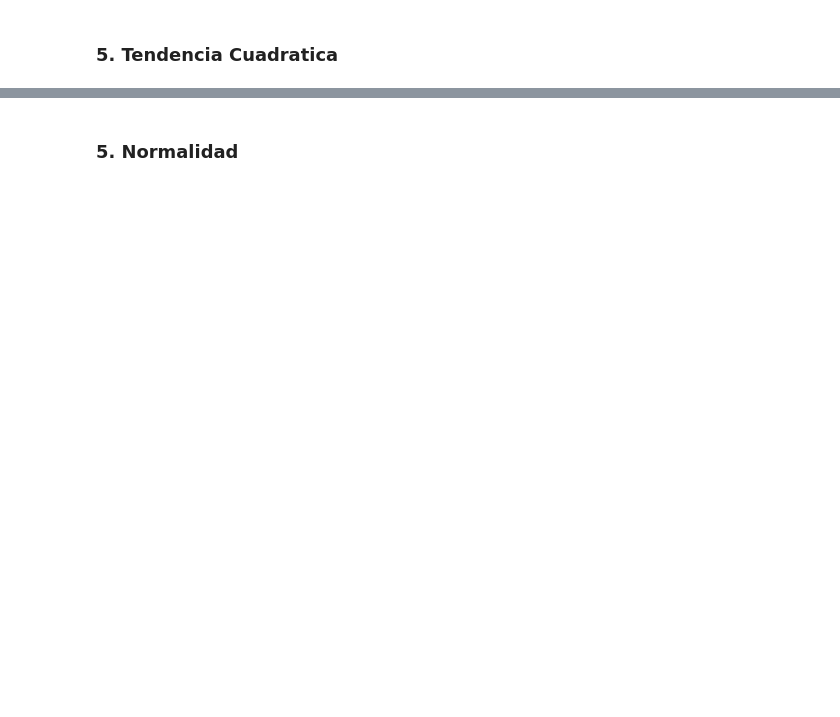
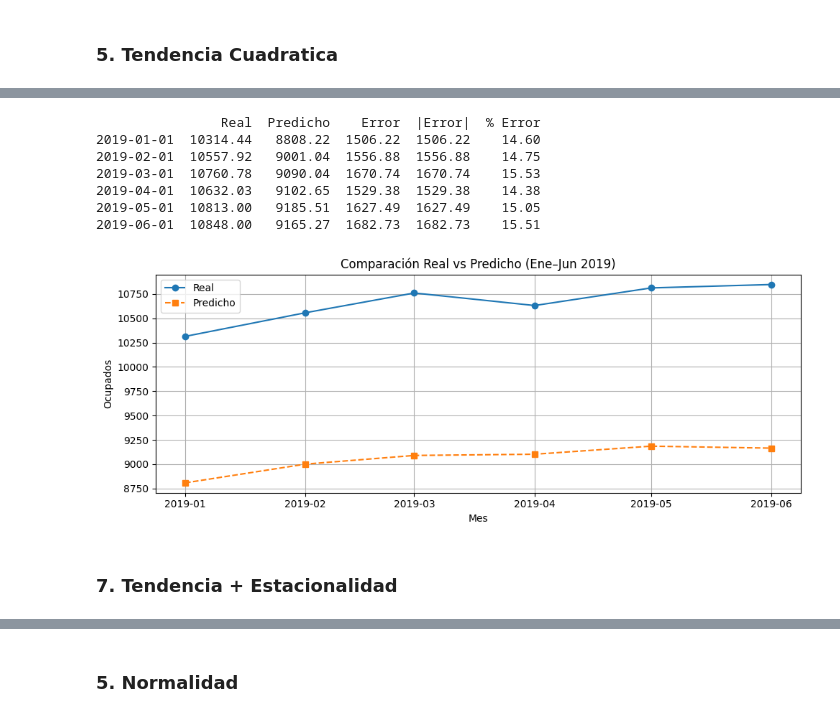
Before and after one commit to JulianEspinosaUrresti/ProyectoI-MIAA-2025, a Jupyter notebook: Taller_2_AAIII.ipynb, the cells around one changed output, grey strips where cells are left out. Saved outputs shown, nothing was run; the diff lists cells and outputs as text; code cells hidden in the pictures; blank space fills up the shorter version.

```diff
--- a/Taller_2_AAIII.ipynb
+++ b/Taller_2_AAIII.ipynb
@@ -333,0 +394,34 @@ RMSE (cuadrático): 592.85
+# %%
+target_idx = pd.date_range('2019-01-01', periods=6, freq='MS')
+
+y_real = data.loc[target_idx, 'Ocupados']
+y_pred = preds_s.loc[target_idx, 'Point_forecast']
+
+cmp_s = pd.DataFrame({
+    'Real': y_real,
+    'Predicho': y_pred
+}, index=common)
+cmp_s['Error']   = cmp_s['Real'] - cmp_s['Predicho']
+cmp_s['|Error|'] = cmp_s['Error'].abs()
+cmp_s['% Error'] = 100 * cmp_s['Error'] / cmp_s['Real']
+
+print(cmp_s.round(2))
+
+plt.figure(figsize=(10,4))
+plt.plot(cmp_s.index, cmp_s['Real'], marker='o', label='Real')
+plt.plot(cmp_s.index, cmp_s['Predicho'], marker='s', linestyle='--', label='Predicho')
+plt.title('Comparación Real vs Predicho (Ene–Jun 2019)')
+plt.xlabel('Mes'); plt.ylabel('Ocupados')
+plt.grid(True); plt.legend(); plt.tight_layout()
+plt.show()
+# %% [output]
+                Real  Predicho    Error  |Error|  % Error
+2019-01-01  10314.44   8808.22  1506.22  1506.22    14.60
+2019-02-01  10557.92   9001.04  1556.88  1556.88    14.75
+2019-03-01  10760.78   9090.04  1670.74  1670.74    15.53
+2019-04-01  10632.03   9102.65  1529.38  1529.38    14.38
+2019-05-01  10813.00   9185.51  1627.49  1627.49    15.05
+2019-06-01  10848.00   9165.27  1682.73  1682.73    15.51
+[figure, added]
+# %% [markdown]
+### **7. Tendencia + Estacionalidad**
```
Also changed, not shown: parts of 37 cells of this notebook.
